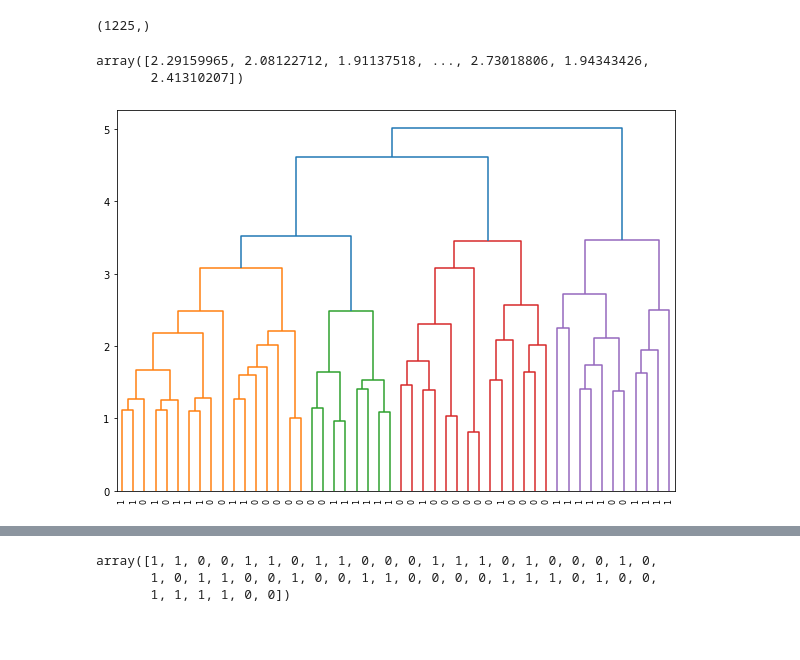
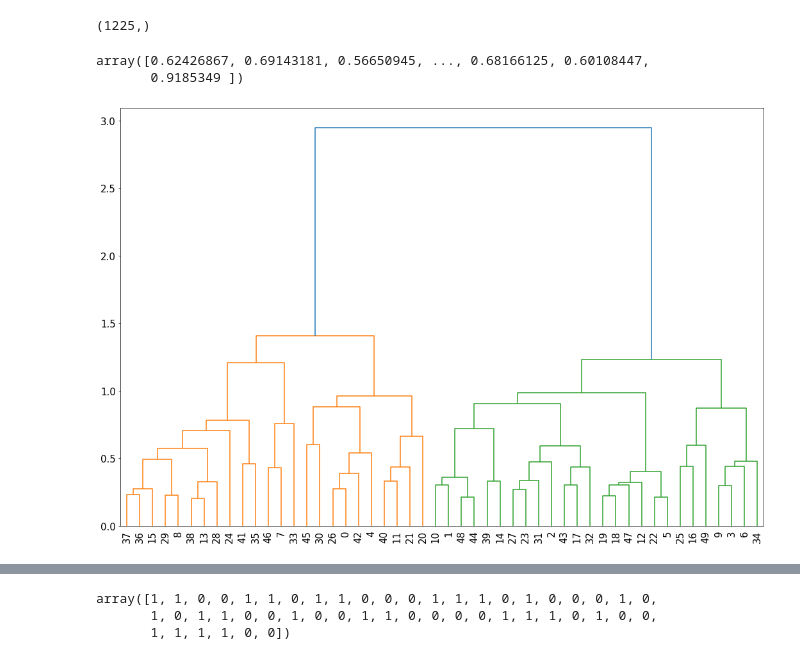
Before and after one commit to habom2310/eye-tracking-in-aviation, a Jupyter notebook: Transition matrix (1, 2 order).ipynb, the cells around one changed output, grey strips where cells are left out. Saved outputs shown, nothing was run; the diff lists cells and outputs as text; code cells hidden in the pictures; blank space fills up the shorter version.

```diff
--- a/Transition matrix (1, 2 order).ipynb
+++ b/Transition matrix (1, 2 order).ipynb
@@ -32,5 +32,9 @@ utils.roi_config.encode_table
 # %%
 documents = mongo.find({})
+lst_id = []
+lst_transition = []
+lst_rating = []
+lst_group = []
 for document in documents:
     print("trial: {}, group: {}, pID: {}".format(document["trial"], document["group"], document["pID"]))
 
@@ -38,6 +42,11 @@ for document in documents:
     df_data = pd.DataFrame(d_data)
     df_data = fixation.merge_consecutive_fixations_in_same_roi(df_data)
     transitions, L = pair_transition_analysis.encode_transition(df_data["roi"], "fix")
+    lst_id.append(document["pID"])
+    lst_transition.append(transitions)
+    lst_rating.append(document["rating"])
+    lst_group.append(document["group"])
+
     print(transitions)
 # %% [output]
 trial: 1, group: 2, pID: 001
@@ -263,7 +274,8 @@ array([0.        , 0.02941176, 0.1       , 0.1       , 0.16666667,
 documents = mongo.find({})
 X = []
 Y = []
-
+Y2 = []
+lst_pid = []
 for document in documents:
     print("trial: {}, group: {}, pID: {}".format(document["trial"], document["group"], document["pID"]))
 
@@ -272,7 +284,9 @@ for document in documents:
     df_data = fixation.merge_consecutive_fixations_in_same_roi(df_data)
     transitions, L = pair_transition_analysis.encode_transition(df_data["roi"], "fix")
 
-    df_count, df_prob = create_second_order_transition_matrix(transitions)
+    df_count, df_prob = create_first_order_transition_matrix(transitions)
     X.append(df_prob.values.reshape(-1))
     Y.append(document["rating"])
+    Y2.append(document["rating3"])
+    lst_pid.append(document["pID"])
 # %% [output]
@@ -575,18 +635,23 @@ condensed_dist_matrix.shape
 # %%
 condensed_dist_matrix
 # %% [output]
-array([2.29159965, 2.08122712, 1.91137518, ..., 2.73018806, 1.94343426,
-       2.41310207])
+array([0.62426867, 0.69143181, 0.56650945, ..., 0.68166125, 0.60108447,
+       0.9185349 ])
+# %%
+plt.rcParams.update({'font.size': 22})
 # %%
-linked = linkage(condensed_dist_matrix, 'ward')
+linked = linkage(X, 'ward')
 
-plt.figure(figsize=(10, 7))
+plt.figure(figsize=(18, 12))
 dendrogram(linked,
             orientation='top',
             distance_sort='descending',
-            labels = Y,
+            # labels = [f"{pid}-{y}-{y2}" for pid, y, y2,  in zip(lst_pid,Y,Y2)],
             show_leaf_counts=True)
+
+plt.tick_params(axis='both', which='major', labelsize=15)
+xticks = plt.xticks()
 plt.show()
 # %% [output]
-[figure, old version]
+[figure, new version]
 # %%
```
Also changed, not shown: parts of 23 cells of this notebook, 5 other files.
